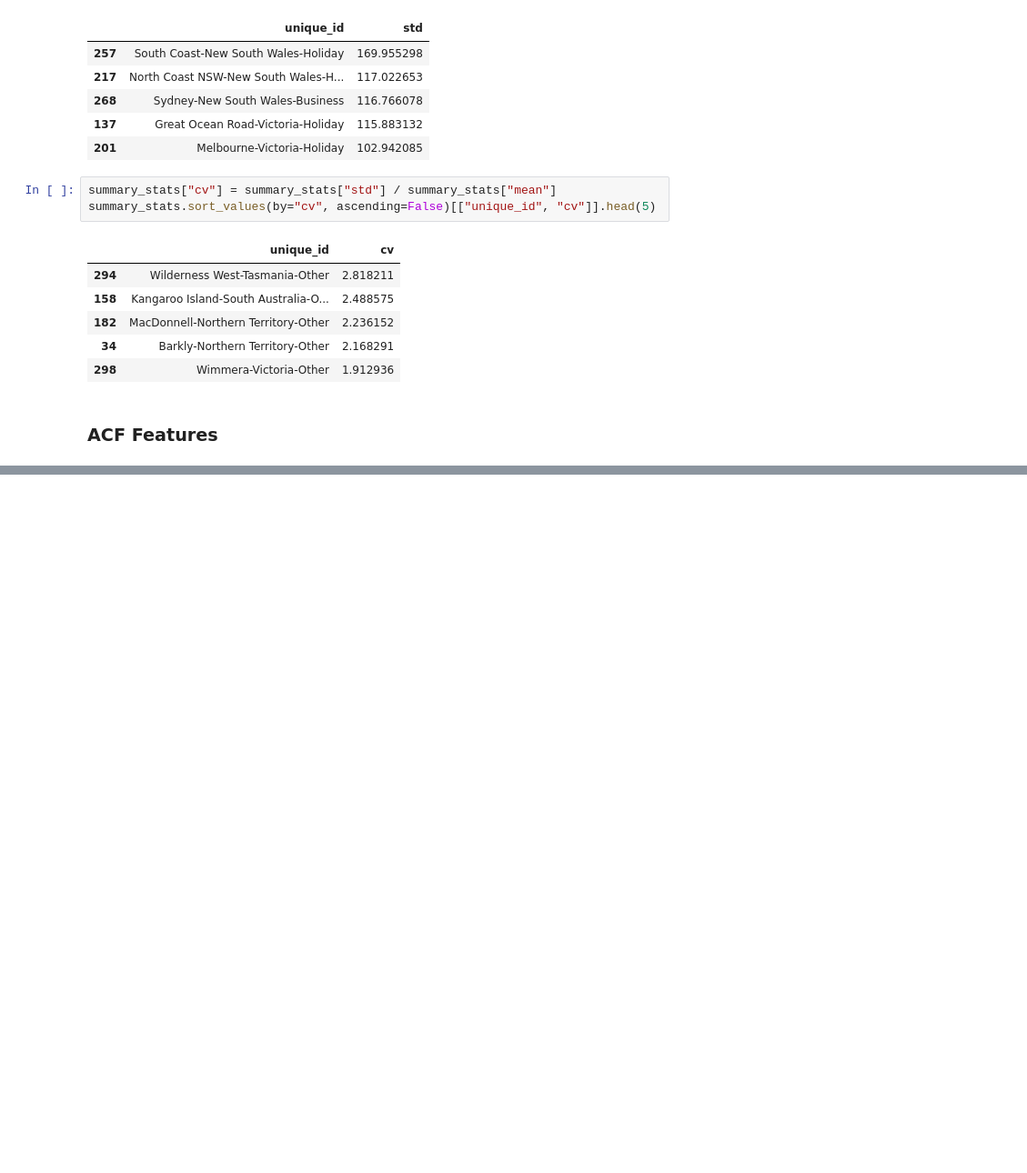
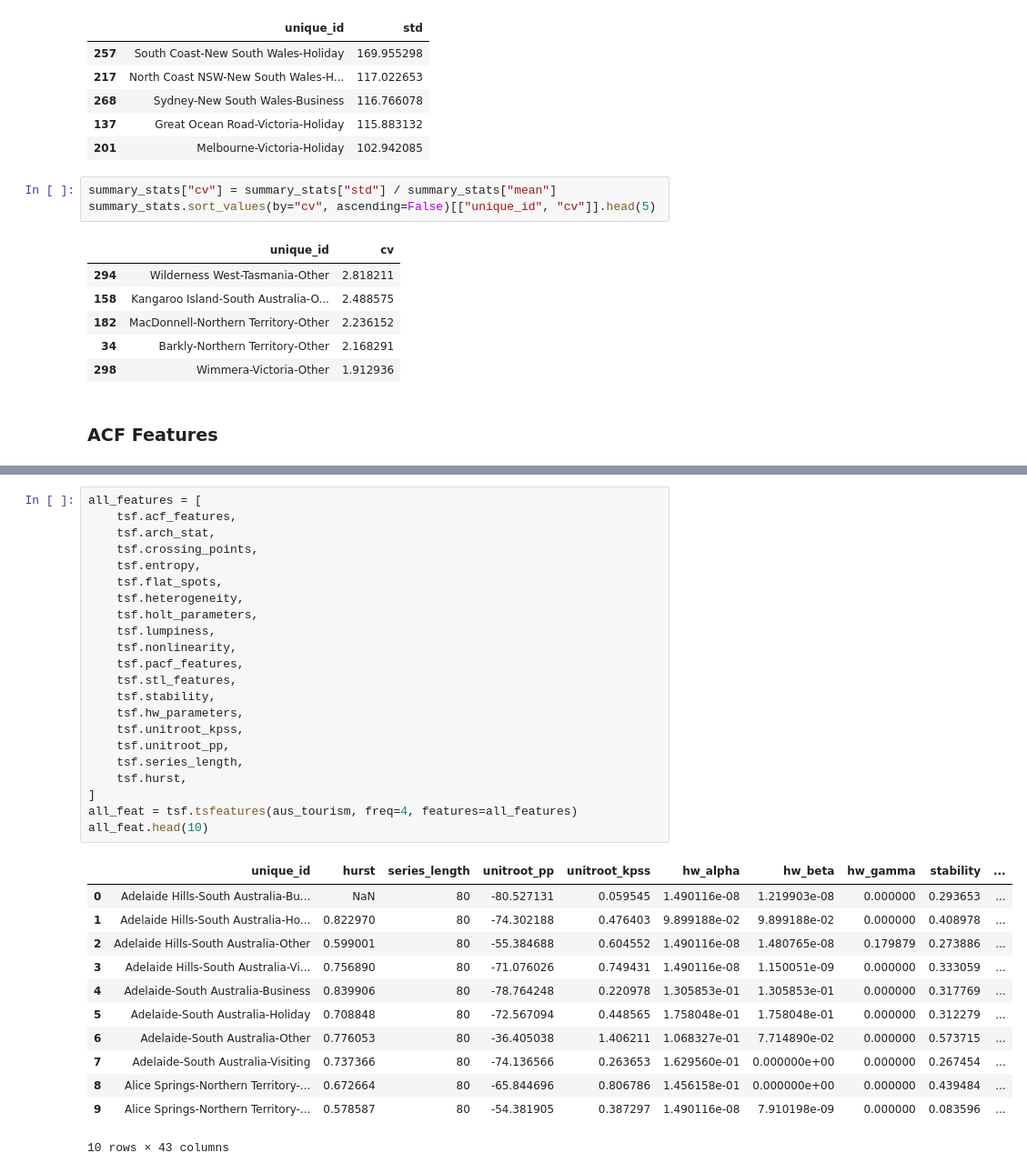
Before and after one commit to VanthuirMaia/project_forecanting, a Jupyter notebook: estudos/cap4.ipynb, the cells around one changed output, grey strips where cells are left out. Shown at 91% size. Drawn from its saved outputs; the diff is of its cells as text; blank space fills up the shorter version.

```diff
--- a/estudos/cap4.ipynb
+++ b/estudos/cap4.ipynb
@@ -332,0 +369,35 @@ NameError: name 'summary_stats' is not defined
+# %%
+all_features = [
+    tsf.acf_features,
+    tsf.arch_stat,
+    tsf.crossing_points,
+    tsf.entropy,
+    tsf.flat_spots,
+    tsf.heterogeneity,
+    tsf.holt_parameters,
+    tsf.lumpiness,
+    tsf.nonlinearity,
+    tsf.pacf_features,
+    tsf.stl_features,
+    tsf.stability,
+    tsf.hw_parameters,
+    tsf.unitroot_kpss,
+    tsf.unitroot_pp,
+    tsf.series_length,
+    tsf.hurst,
+]
+all_feat = tsf.tsfeatures(aus_tourism, freq=4, features=all_features)
+all_feat.head(10)
+# %% [output]
+|  | unique_id | hurst | series_length | unitroot_pp | unitroot_kpss | hw_alpha | hw_beta | hw_gamma | stability | ... |
+| 0 | Adelaide Hills-South Australia-Bu... | NaN | 80 | -80.527131 | 0.059545 | 1.490116e-08 | 1.219903e-08 | 0.000000 | 0.293653 | ... |
+| 1 | Adelaide Hills-South Australia-Ho... | 0.822970 | 80 | -74.302188 | 0.476403 | 9.899188e-02 | 9.899188e-02 | 0.000000 | 0.408978 | ... |
+| 2 | Adelaide Hills-South Australia-Other | 0.599001 | 80 | -55.384688 | 0.604552 | 1.490116e-08 | 1.480765e-08 | 0.179879 | 0.273886 | ... |
+| 3 | Adelaide Hills-South Australia-Vi... | 0.756890 | 80 | -71.076026 | 0.749431 | 1.490116e-08 | 1.150051e-09 | 0.000000 | 0.333059 | ... |
+| 4 | Adelaide-South Australia-Business | 0.839906 | 80 | -78.764248 | 0.220978 | 1.305853e-01 | 1.305853e-01 | 0.000000 | 0.317769 | ... |
+| 5 | Adelaide-South Australia-Holiday | 0.708848 | 80 | -72.567094 | 0.448565 | 1.758048e-01 | 1.758048e-01 | 0.000000 | 0.312279 | ... |
+| 6 | Adelaide-South Australia-Other | 0.776053 | 80 | -36.405038 | 1.406211 | 1.068327e-01 | 7.714890e-02 | 0.000000 | 0.573715 | ... |
+| 7 | Adelaide-South Australia-Visiting | 0.737366 | 80 | -74.136566 | 0.263653 | 1.629560e-01 | 0.000000e+00 | 0.000000 | 0.267454 | ... |
+| 8 | Alice Springs-Northern Territory-... | 0.672664 | 80 | -65.844696 | 0.806786 | 1.456158e-01 | 0.000000e+00 | 0.000000 | 0.439484 | ... |
+| 9 | Alice Springs-Northern Territory-... | 0.578587 | 80 | -54.381905 | 0.387297 | 1.490116e-08 | 7.910198e-09 | 0.000000 | 0.083596 | ... |
+10 rows × 43 columns
```
Also changed, not shown: parts of 4 cells of this notebook, 1 other file.
